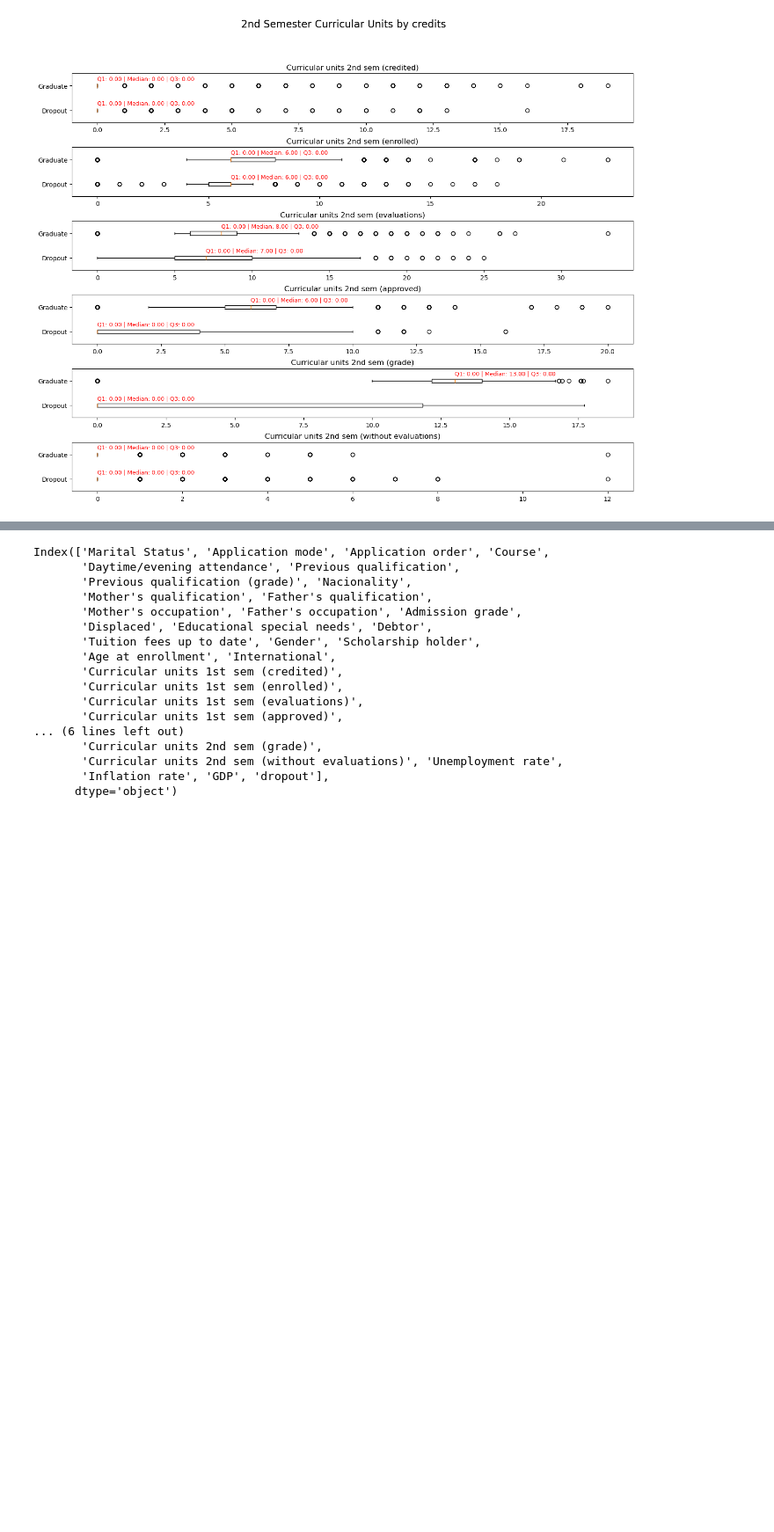
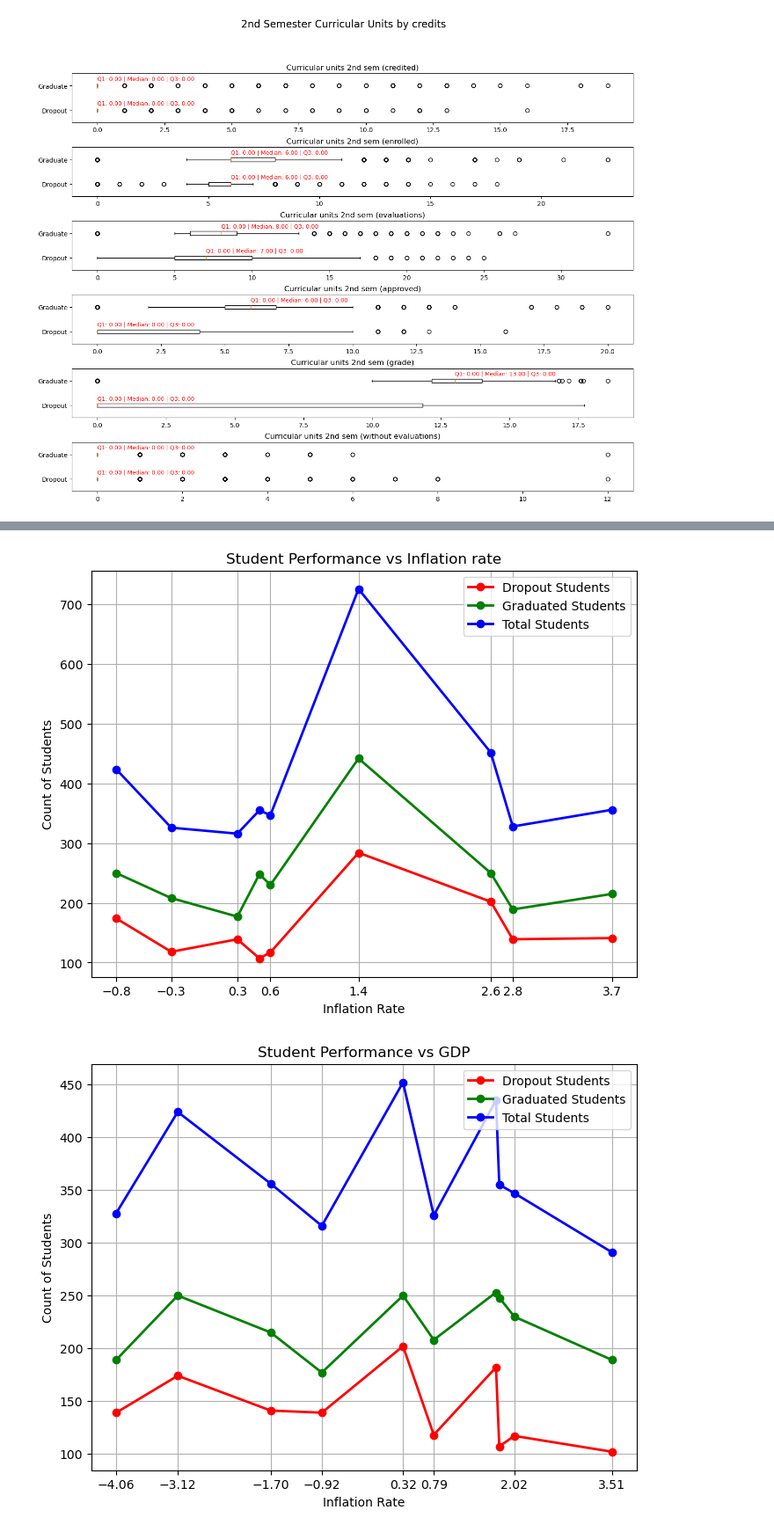
Before and after one commit to Abuynits/cs573_final_proj, a Jupyter notebook: eda.ipynb, the cells around one changed output, grey strips where cells are left out. Shown at 88% size. Cells and saved outputs as stored; diff of their text form; code cells hidden in the pictures; blank space fills up the shorter version.

Commit message:
feat: added line graph visuals

```diff
--- a/eda.ipynb
+++ b/eda.ipynb
@@ -151,20 +172,6 @@ array([ 1.74,  0.79, -3.12, -0.92, -4.06,  3.51, -1.7 ,  2.02,  0.32,
 # %%
-df.columns
+plot_line_graph(df, 'Inflation rate')
+plot_line_graph(df, 'GDP')
 # %% [output]
-Index(['Marital Status', 'Application mode', 'Application order', 'Course',
-       'Daytime/evening attendance', 'Previous qualification',
-       'Previous qualification (grade)', 'Nacionality',
-       'Mother's qualification', 'Father's qualification',
-       'Mother's occupation', 'Father's occupation', 'Admission grade',
-       'Displaced', 'Educational special needs', 'Debtor',
-       'Tuition fees up to date', 'Gender', 'Scholarship holder',
-       'Age at enrollment', 'International',
-       'Curricular units 1st sem (credited)',
-       'Curricular units 1st sem (enrolled)',
-       'Curricular units 1st sem (evaluations)',
-       'Curricular units 1st sem (approved)',
-... (6 lines left out)
-       'Curricular units 2nd sem (grade)',
-       'Curricular units 2nd sem (without evaluations)', 'Unemployment rate',
-       'Inflation rate', 'GDP', 'dropout'],
-      dtype='object')
+[figure, added]
+[figure, added]
```
Also changed, not shown: parts of 9 cells of this notebook, 1 other file.
